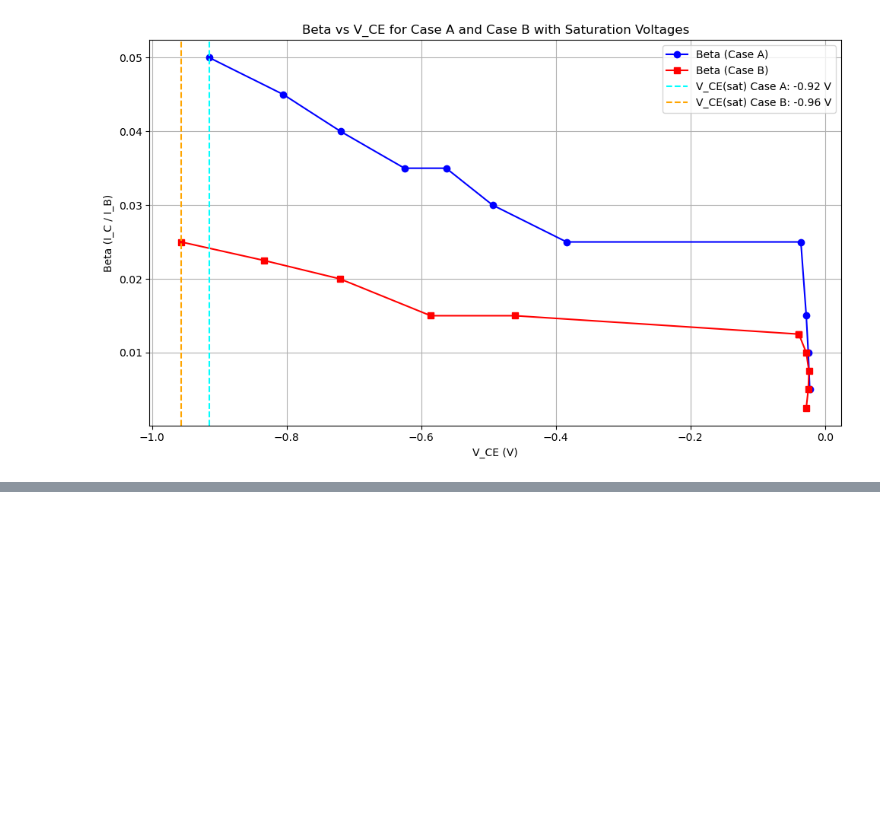
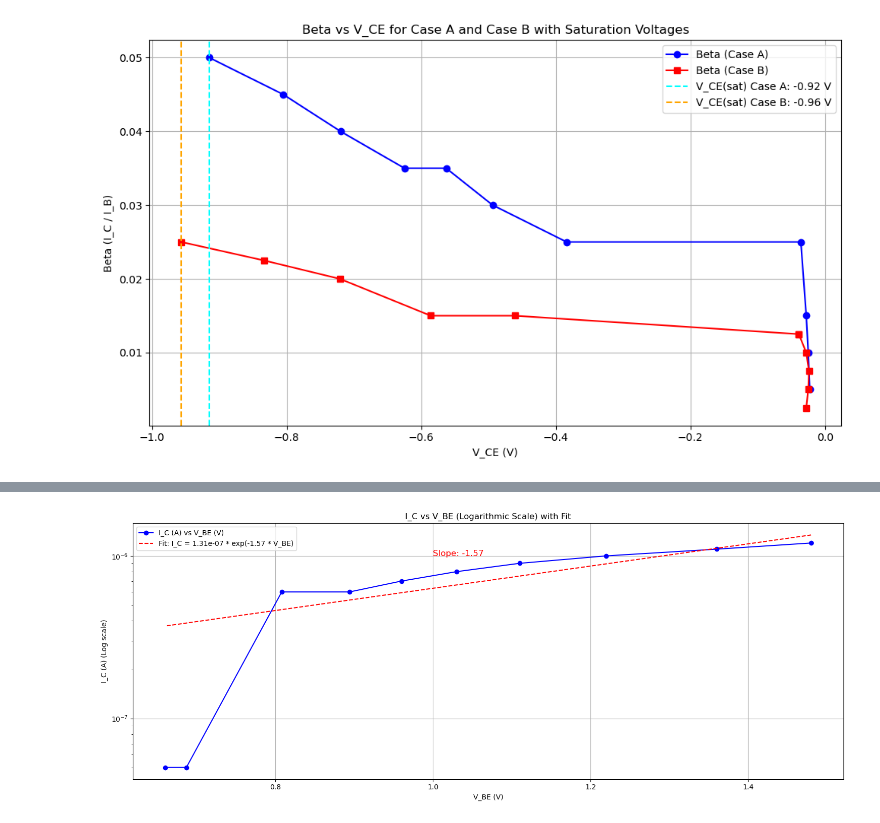
Before and after one commit to Quantum-Impulse/Eletronic-Techniques-Reports, a Jupyter notebook: Report 2/Lab 5/Lab2.ipynb, the cells around one changed output, grey strips where cells are left out. Drawn from its saved outputs; the diff is of its cells as text; code cells hidden in the pictures; blank space fills up the shorter version.

```diff
--- a/Report 2/Lab 5/Lab2.ipynb
+++ b/Report 2/Lab 5/Lab2.ipynb
@@ -118,0 +157,23 @@ plt.show()
+# %%
+# Plot I_C vs V_BE on a logarithmic scale with fit line
+plt.figure(figsize=(15, 6))
+plt.semilogy(V_BE_abs, I_C, 'o-', label='I_C (A) vs V_BE (V)', color='b')
+plt.semilogy(abs(V_BE_fit), I_C_fit, '--', label=f'Fit: I_C = {I_S_fit:.2e} * exp({a_fit:.2f} * V_BE)', color='r')
+
+# Adding labels and title
+plt.xlabel('V_BE (V)')
+plt.ylabel('I_C (A) (Log scale)')
+plt.title('I_C vs V_BE (Logarithmic Scale) with Fit')
+plt.grid(True)
+
+# Annotate the slope on the plot
+plt.text(1.0, 1.0e-6, f'Slope: {a_fit:.2f}', fontsize=12, color='red')
+
+# Add a legend
+plt.legend()
+
+# Display the plot
+plt.tight_layout()
+plt.show()
+# %% [output]
+[figure, added]
```
Also changed, not shown: parts of 2 cells of this notebook, 12 other files.
